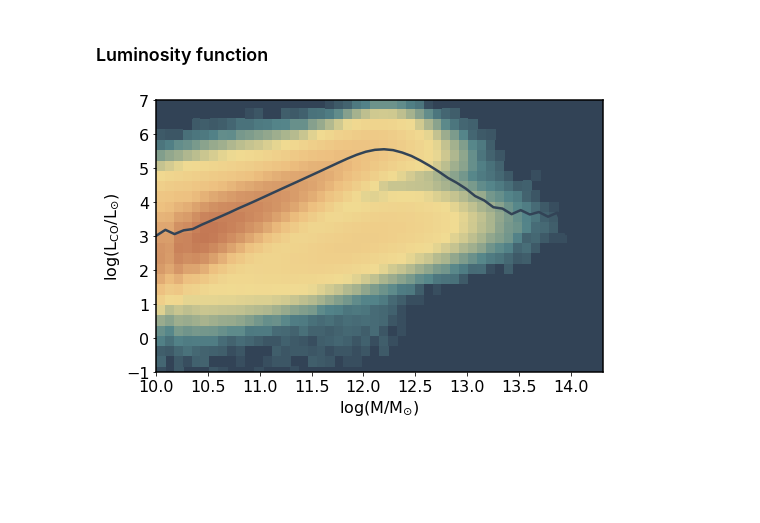
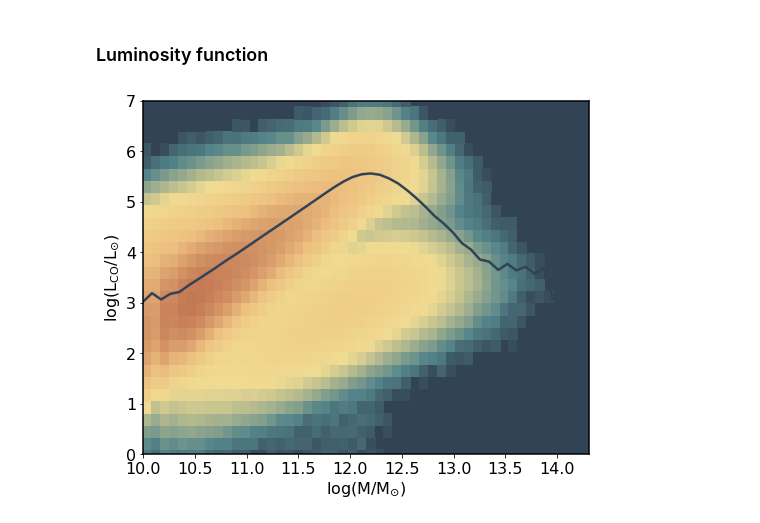
Before and after one commit to kokron/skyLine, a Jupyter notebook: notebooks/LIM LC Showcase.ipynb, the cells around one changed output. Cells and saved outputs as stored; diff of their text form; code cells hidden in the pictures; blank space fills up the shorter version.

```diff
--- a/notebooks/LIM LC Showcase.ipynb
+++ b/notebooks/LIM LC Showcase.ipynb
@@ -137,16 +137,16 @@ yellow_orange='#edc080'
 orange='#C37854'
 cmap = matplotlib.colors.LinearSegmentedColormap.from_list("", [grey,turquoise,yellow,yellow_orange,orange])
 # %%
-fig = plt.figure(figsize=(8,5))
+fig = plt.figure(figsize=(8,6.5))
 ax = fig.add_subplot(1, 1, 1) # nrows, ncols, index
 
-ax.hist2d(logMcat[LCO>0], np.log10(LCO[LCO>0]), bins=[50, 40], norm=mpl.colors.LogNorm(), cmap=cmap, density=True)
+ax.hist2d(logMcat[LCO>0], np.log10(LCO[LCO>0]), bins=[50, 50], norm=mpl.colors.LogNorm(), cmap=cmap, density=True)
 ax.plot(logM[:-1], np.log10(meanLCO), color=grey)
 ax.set_facecolor(grey)
-ax.set_ylim(-1, 7)
+ax.set_ylim(0, 7)
 #plt.colorbar()
 plt.xlabel(r'$\log$(M/M$_{\odot}$)')
 plt.ylabel(r'$\log$(L$_{\rm CO}$/L$_{\odot}$)')
-plt.show()
+plt.savefig('/home-2/gsatopo1@jhu.edu/code/LIM Lightcones/LCO_2dhist.png', dpi=300)
 # %% [output]
-[figure, old version]
+[figure, new version]
```
Also changed, not shown: parts of 8 cells of this notebook.
